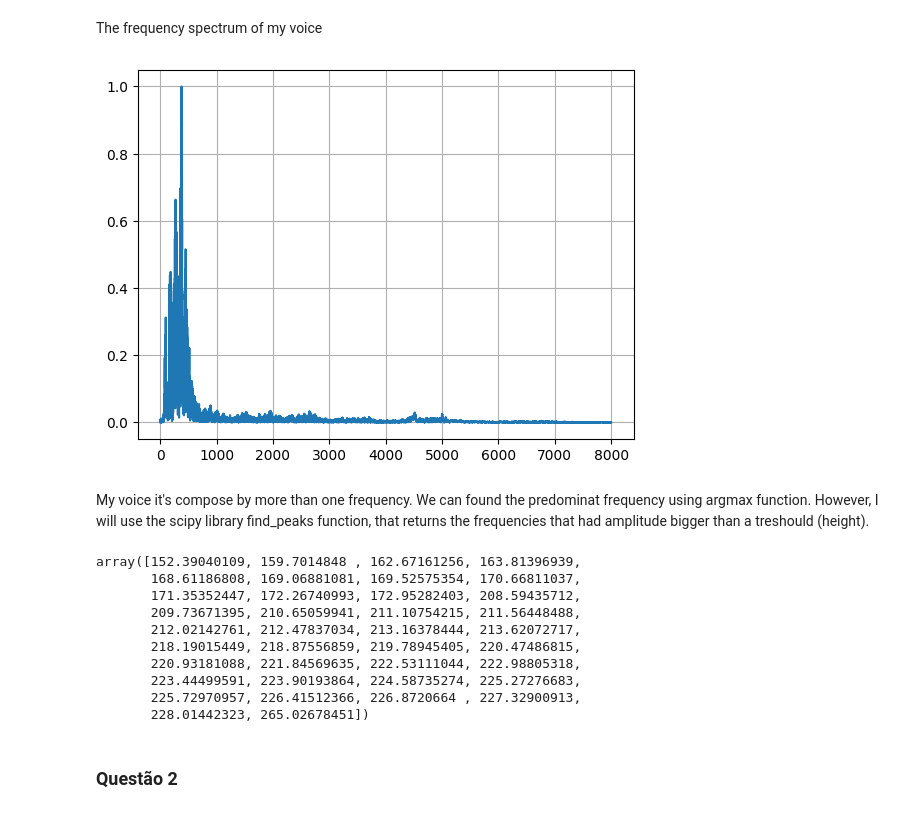
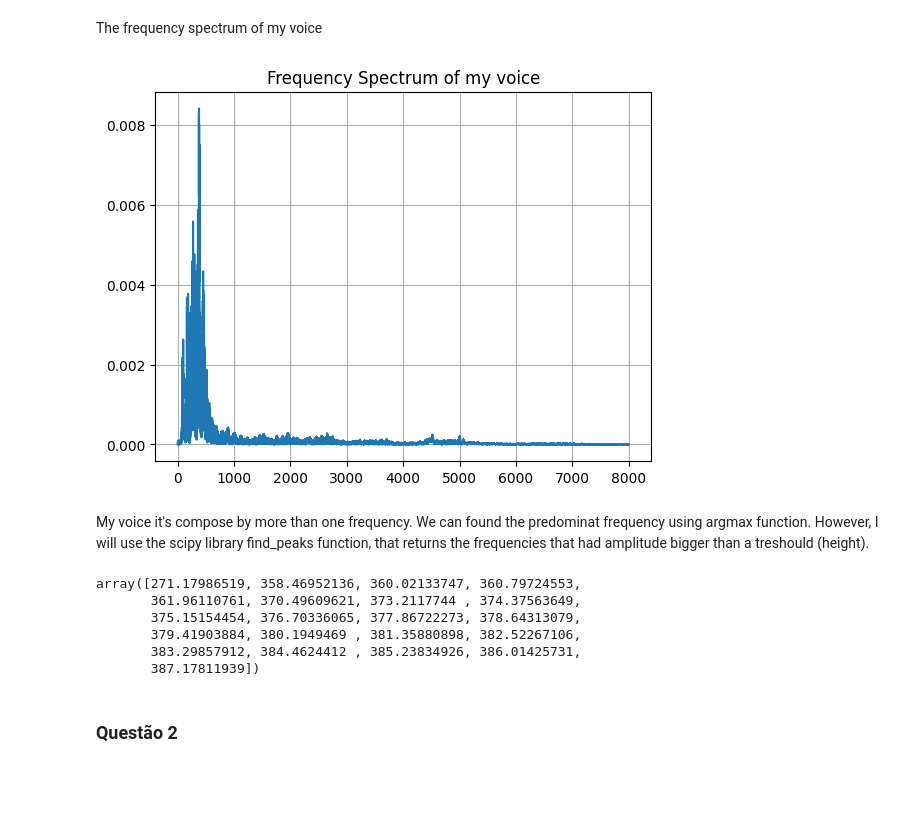
Before and after one commit to V-kr0pt/principios_comunicacao_ufpb, a Jupyter notebook: simulacao_1_2024.1/simulacao_1.ipynb, the cells around one changed output. Cells and saved outputs as stored; diff of their text form; code cells hidden in the pictures; blank space fills up the shorter version.

```diff
--- a/simulacao_1_2024.1/simulacao_1.ipynb
+++ b/simulacao_1_2024.1/simulacao_1.ipynb
@@ -4,9 +4,13 @@ import matplotlib.pyplot as plt
 from IPython.display import Audio
 import soundfile as sf
 import scipy as sp
+# %%
+#plt.style.use('ggplot')
+plt.style.use('default')
 # %%
 # Specify the path to the .ogg file
 file_path = "minha_voz.ogg"
+save_path = "images/"
 
 # Read the .ogg file
 my_voice_data, my_voice_sample_rate = sf.read(file_path)
@@ -53,32 +66,29 @@ spectrum_my_voice_data = spectrum_my_voice_data[:len(spectrum_my_voice_data)//2]
 # we want to plot only the absolute value of the spectrum
 abs_spectrum_my_voice_data = np.abs(spectrum_my_voice_data)
 
-# to better understand the spectrum, we will normalize it
-abs_spectrum_my_voice_data = abs_spectrum_my_voice_data / np.max(abs_spectrum_my_voice_data)
+abs_spectrum_my_voice_data = 2*abs_spectrum_my_voice_data / N
 # %%
 # Frequencies vector
 frequencies = np.linspace(0, fs/2, N//2)
 
+plt.title('Frequency Spectrum of my voice')
 plt.plot(frequencies, abs_spectrum_my_voice_data)
-plt.grid()
+plt.grid(True)
+plt.savefig(save_path+'my_voice_spectrum.png')
 # %% [output]
-[figure, old version]
+[figure, new version]
 # %% [markdown]
 My voice it's compose by more than one frequency. We can found the predominat frequency using argmax function. However, I will use the scipy library find_peaks function, that returns the frequencies that had amplitude bigger than a treshould (height).
 # %%
-my_voice_frequencies_range = sp.signal.find_peaks(abs_spectrum_my_voice_data, height=0.5)[0]
+my_voice_frequencies_range = sp.signal.find_peaks(abs_spectrum_my_voice_data, height=0.005)[0]
 frequencies[my_voice_frequencies_range]
 # %% [output]
-array([152.39040109, 159.7014848 , 162.67161256, 163.81396939,
-       168.61186808, 169.06881081, 169.52575354, 170.66811037,
-       171.35352447, 172.26740993, 172.95282403, 208.59435712,
-       209.73671395, 210.65059941, 211.10754215, 211.56448488,
-       212.02142761, 212.47837034, 213.16378444, 213.62072717,
-       218.19015449, 218.87556859, 219.78945405, 220.47486815,
-       220.93181088, 221.84569635, 222.53111044, 222.98805318,
-       223.44499591, 223.90193864, 224.58735274, 225.27276683,
-       225.72970957, 226.41512366, 226.8720664 , 227.32900913,
-       228.01442323, 265.02678451])
+array([271.17986519, 358.46952136, 360.02133747, 360.79724553,
+       361.96110761, 370.49609621, 373.2117744 , 374.37563649,
+       375.15154454, 376.70336065, 377.86722273, 378.64313079,
+       379.41903884, 380.1949469 , 381.35880898, 382.52267106,
+       383.29857912, 384.4624412 , 385.23834926, 386.01425731,
+       387.17811939])
 # %% [markdown]
 ### Questão 2
 # %% [markdown]
```
Also changed, not shown: parts of 18 cells of this notebook, 5 other files.
